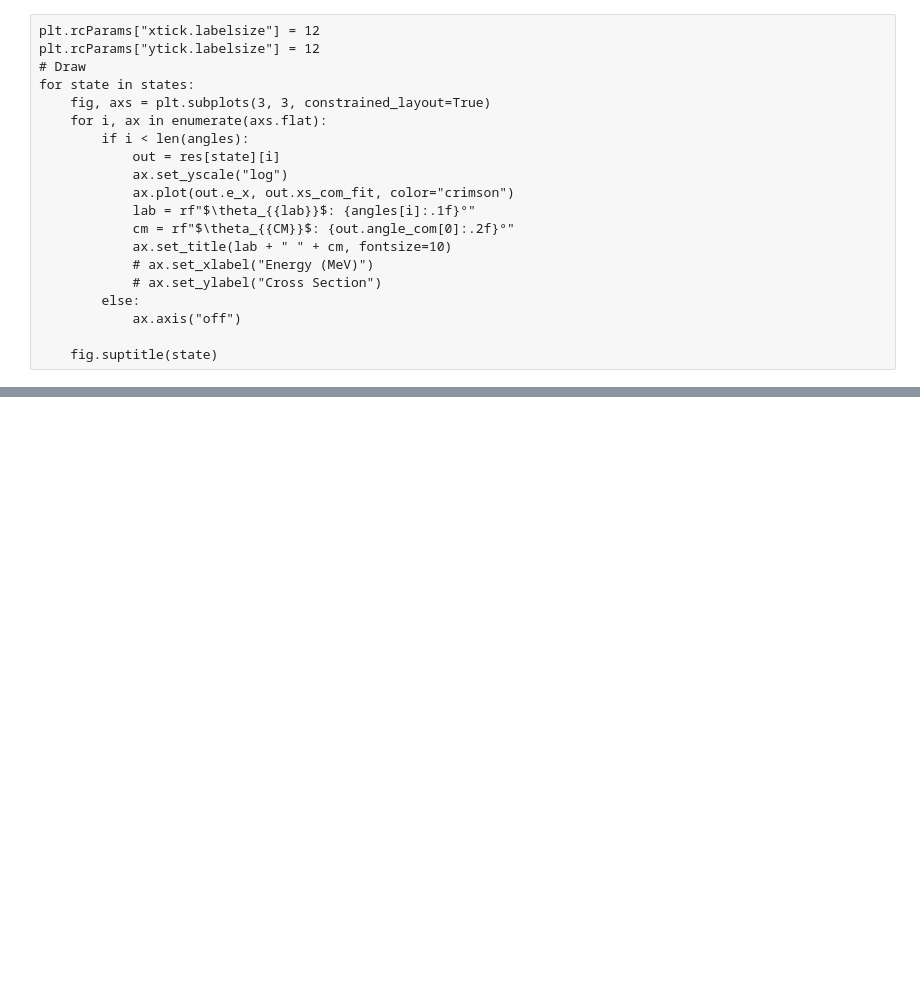
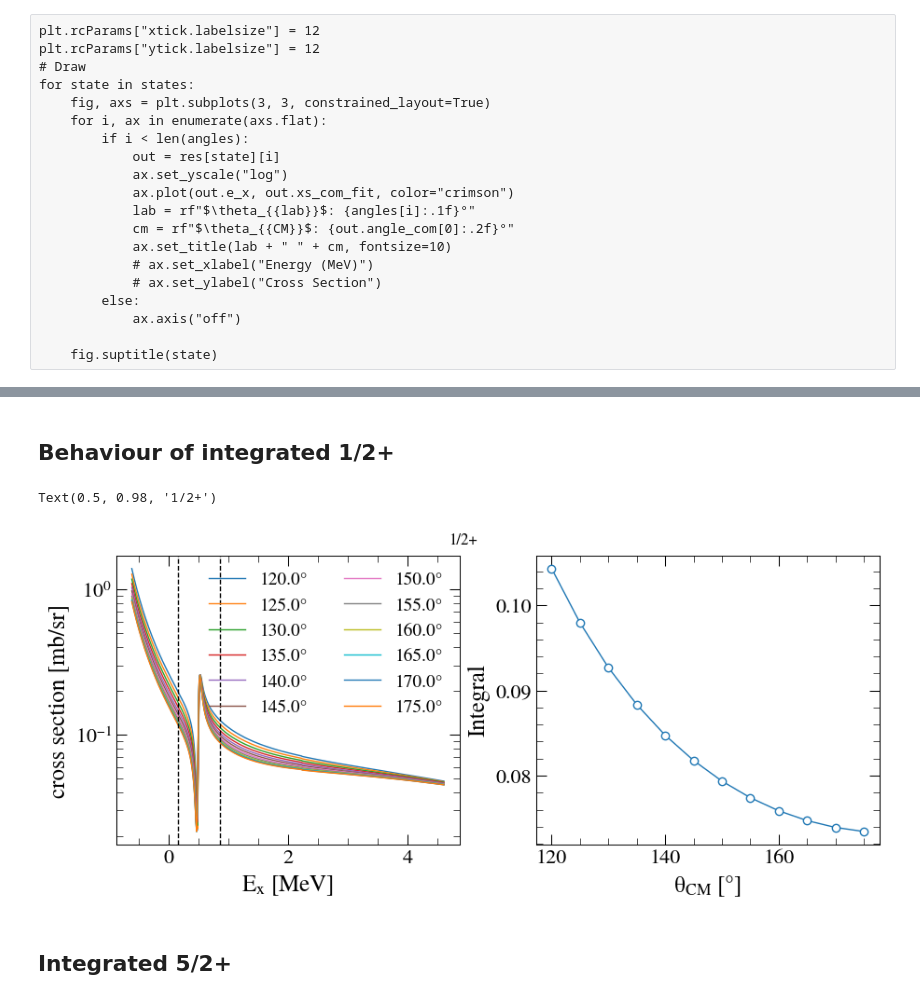
Before and after one commit to loopset/S2008, a Jupyter notebook: Fits/20Mg/Azure/plot_ang.ipynb, the cells around one changed output, grey strips where cells are left out. Drawn from its saved outputs; the diff is of its cells as text; code cells hidden in the pictures; blank space fills up the shorter version.

```diff
--- a/Fits/20Mg/Azure/plot_ang.ipynb
+++ b/Fits/20Mg/Azure/plot_ang.ipynb
@@ -116,0 +117,52 @@ Text(0.5, 1.0, '1/2+ at 175.0°')
+# %% [markdown]
+## Behaviour of integrated 1/2+
+# %%
+erange = (0.5, 6, 0.015)
+elevel = 0.5
+wlevel = 50000
+angles = np.arange(120, 180, 5, dtype=float)
+res = []
+inter = phys.AZUREInterface(f"./Inputs/in_12+.azr")
+for angle in angles:
+    inter.set_parameters(
+        energy_range=erange,
+        angle=angle,
+        level_energy=elevel,
+        level_width=wlevel,
+    )
+    inter.call_azure()
+    inter.erase_copy()
+    res.append(inter.results)
+
+# Integrate
+integral_range = [0.15, 0.85]
+integrals = []
+for i, angle in enumerate(angles):
+    out = res[i]
+    spe = phys.create_spline3(out.e_x, out.xs_com_fit)
+    integral = spe.integrate(*integral_range)
+    integrals.append(integral)
+# %%
+fig, axs = plt.subplots(1, 2, constrained_layout=True, figsize=(9, 4))
+ax = axs[0]
+for i, angle in enumerate(angles):
+    out = res[i]
+    ax.set_yscale("log")
+    ax.plot(out.e_x, out.xs_com_fit, label=f"{angle:.1f}°")
+ax.set_xlabel(r"$E_{x}$ [MeV]")
+ax.set_ylabel("cross section [mb/sr]")
+ax.axvline(integral_range[0], color="k", ls="--")
+ax.axvline(integral_range[1], color="k", ls="--")
+ax.legend(ncol=2)
+
+ax = axs[1]
+ax.plot(angles, integrals, marker="o")
+ax.set_xlabel(r"$\theta_{CM}$ [°]")
+ax.set_ylabel("Integral")
+
+fig.suptitle("1/2+")
+# %% [output]
+Text(0.5, 0.98, '1/2+')
+[figure, added]
+# %% [markdown]
+## Integrated 5/2+
```
Also changed, not shown: parts of 6 cells of this notebook, 16 other files.
